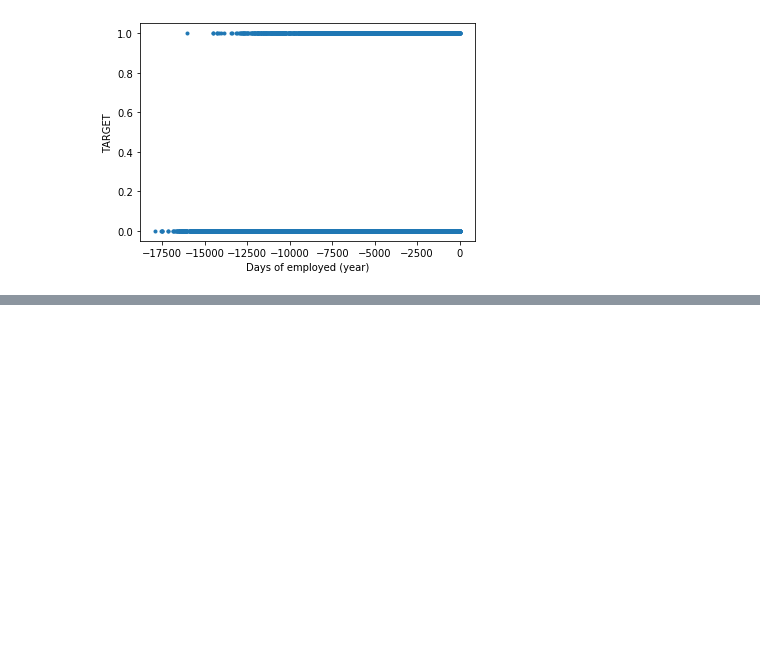
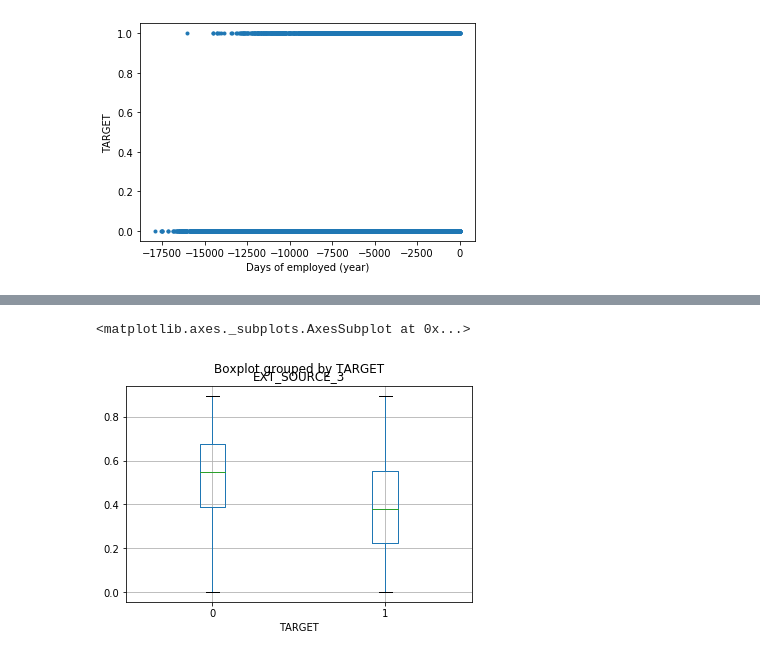
Before and after one commit to okayell/4th-ML100Days, a Jupyter notebook: homework/Day_015_HW.ipynb, the cells around one changed output, grey strips where cells are left out. Drawn from its saved outputs; the diff is of its cells as text; code cells hidden in the pictures; blank space fills up the shorter version.

```diff
--- a/homework/Day_015_HW.ipynb
+++ b/homework/Day_015_HW.ipynb
@@ -134,0 +142,5 @@ plt.show()
+# %%
+app_train.boxplot(by='TARGET', column='EXT_SOURCE_3')
+# %% [output]
+<matplotlib.axes._subplots.AxesSubplot at 0x...>
+[figure, added]
```
Also changed, not shown: parts of 2 cells of this notebook.
